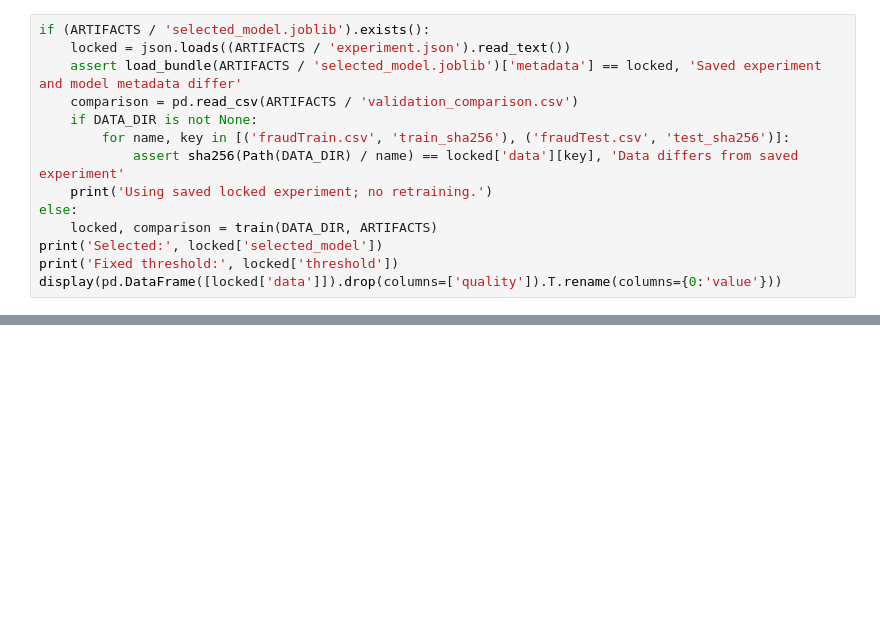
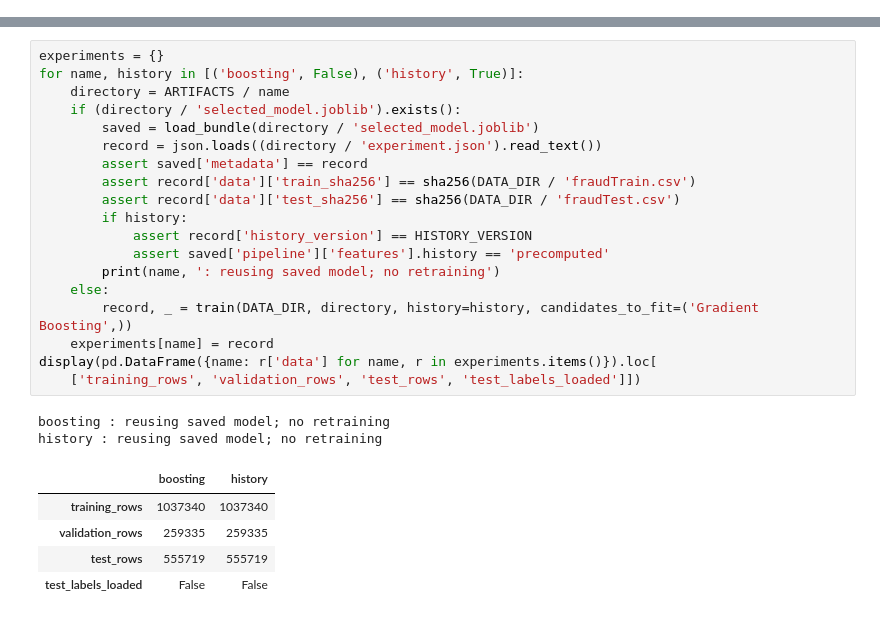
Before and after one commit to MCDR-Code/CAI2820C_FraudShield, a Jupyter notebook: Part_III_Modeling_Demo/Team_A_Model_Development_and_Demo_ran.ipynb, the cells around one changed output, grey strips where cells are left out. Drawn from its saved outputs; the diff is of its cells as text; blank space fills up the shorter version.

```diff
--- a/Part_III_Modeling_Demo/Team_A_Model_Development_and_Demo_ran.ipynb
+++ b/Part_III_Modeling_Demo/Team_A_Model_Development_and_Demo_ran.ipynb
@@ -109,14 +0,0 @@ estimate rather than an independent performance claim.
-# %%
-if (ARTIFACTS / 'selected_model.joblib').exists():
-    locked = json.loads((ARTIFACTS / 'experiment.json').read_text())
-    assert load_bundle(ARTIFACTS / 'selected_model.joblib')['metadata'] == locked, 'Saved experiment and model metadata differ'
-    comparison = pd.read_csv(ARTIFACTS / 'validation_comparison.csv')
-    if DATA_DIR is not None:
-        for name, key in [('fraudTrain.csv', 'train_sha256'), ('fraudTest.csv', 'test_sha256')]:
-            assert sha256(Path(DATA_DIR) / name) == locked['data'][key], 'Data differs from saved experiment'
-    print('Using saved locked experiment; no retraining.')
-else:
-    locked, comparison = train(DATA_DIR, ARTIFACTS)
-print('Selected:', locked['selected_model'])
-print('Fixed threshold:', locked['threshold'])
-display(pd.DataFrame([locked['data']]).drop(columns=['quality']).T.rename(columns={0:'value'}))
@@ -277,0 +100,27 @@ Thresholds are selected on separate validation records, never on the official te
+# %%
+experiments = {}
+for name, history in [('boosting', False), ('history', True)]:
+    directory = ARTIFACTS / name
+    if (directory / 'selected_model.joblib').exists():
+        saved = load_bundle(directory / 'selected_model.joblib')
+        record = json.loads((directory / 'experiment.json').read_text())
+        assert saved['metadata'] == record
+        assert record['data']['train_sha256'] == sha256(DATA_DIR / 'fraudTrain.csv')
+        assert record['data']['test_sha256'] == sha256(DATA_DIR / 'fraudTest.csv')
+        if history:
+            assert record['history_version'] == HISTORY_VERSION
+            assert saved['pipeline']['features'].history == 'precomputed'
+        print(name, ': reusing saved model; no retraining')
+    else:
+        record, _ = train(DATA_DIR, directory, history=history, candidates_to_fit=('Gradient Boosting',))
+    experiments[name] = record
+display(pd.DataFrame({name: r['data'] for name, r in experiments.items()}).loc[
+    ['training_rows', 'validation_rows', 'test_rows', 'test_labels_loaded']])
+# %% [output]
+boosting : reusing saved model; no retraining
+history : reusing saved model; no retraining
+|  | boosting | history |
+| training_rows | 1037340 | 1037340 |
+| validation_rows | 259335 | 259335 |
+| test_rows | 555719 | 555719 |
+| test_labels_loaded | False | False |
```
Also changed, not shown: parts of 28 cells of this notebook, 21 other files.
